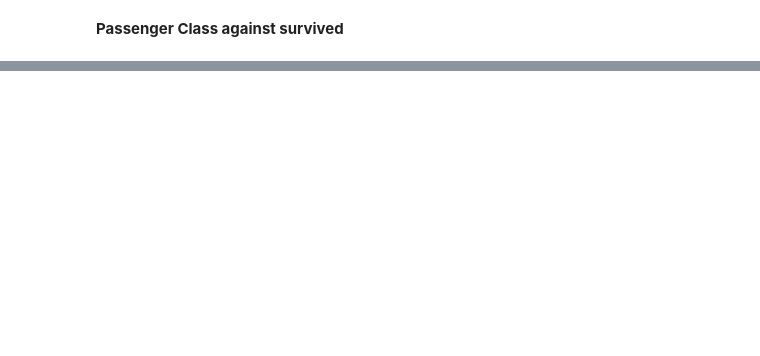
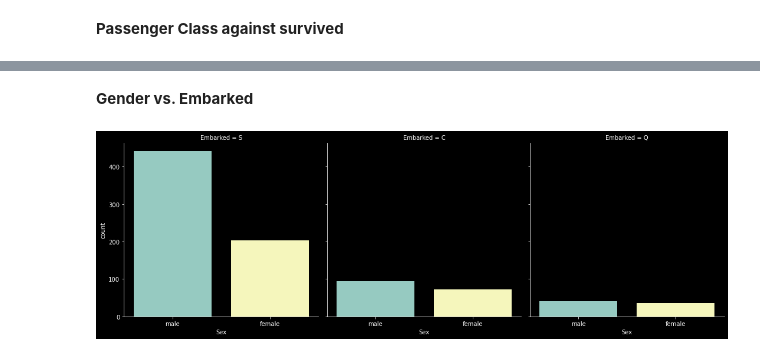
Before and after one commit to XVI-IX/titanic, a Jupyter notebook: titanic.ipynb, the cells around one changed output, grey strips where cells are left out. Saved outputs shown, nothing was run; the diff lists cells and outputs as text; code cells hidden in the pictures; blank space fills up the shorter version.

```diff
--- a/titanic.ipynb
+++ b/titanic.ipynb
@@ -364,0 +398,11 @@ sns.catplot('Pclass', "Survived", kind='point', data=train)
+# %% [markdown]
+**Gender vs. Embarked**
+# %%
+g = sns.catplot(
+    x="Sex",
+    col="Embarked",
+    data=train,
+    kind="count"
+)
+# %% [output]
+[figure, added]
```
Also changed, not shown: parts of 26 cells of this notebook.
